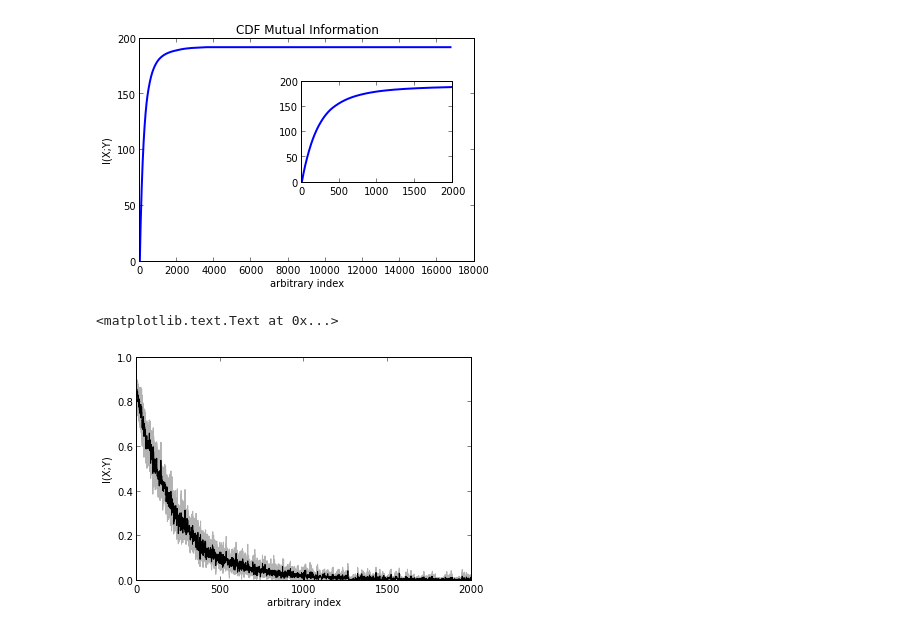
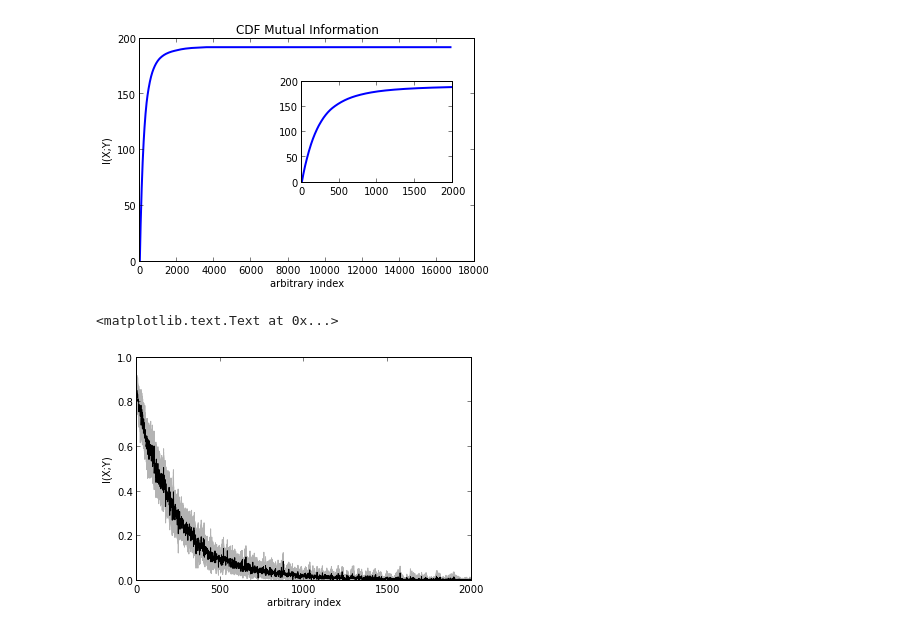
Before and after one commit to gditzler/MG-SubsetSelection, a Jupyter notebook: notebooks/MIM-Test.ipynb, the cells around one changed output. Drawn from its saved outputs; the diff is of its cells as text; code cells hidden in the pictures.

```diff
--- a/notebooks/MIM-Test.ipynb
+++ b/notebooks/MIM-Test.ipynb
@@ -53,22 +55,22 @@ plt.plot(range(2000), np.cumsum(np.sort(mutual_info)[::-1][:2000]), lw=2)
 [figure]
 [figure]
 # %%
-n_averages = 20
+n_averages = 50
 mutual_infos = np.zeros((len(features),))
 plt.figure()
 for n in range(n_averages):
     idx = np.random.randint(0, len(samples), len(samples))
     data_n = data[idx]
     labels_n = labels[idx]
     mutual_info = mi.calc_mi(data=data_n, labels=labels_n)
     if n == 0:
         idx_sorted = np.argsort(mutual_info)
     plt.plot(range(2000), mutual_info[idx_sorted][::-1][:2000], color='.7')
     mutual_infos += mutual_info
 
 plt.plot(range(2000), mutual_infos[idx_sorted][::-1][:2000]/n_averages, color='0.')
 plt.xlabel("arbitrary index")
 plt.ylabel("I(X;Y)")
 # %% [output]
 <matplotlib.text.Text at 0x...>
-[figure, old version]
+[figure, new version]
```
Also changed, not shown: parts of 2 cells of this notebook, 7 other files.
